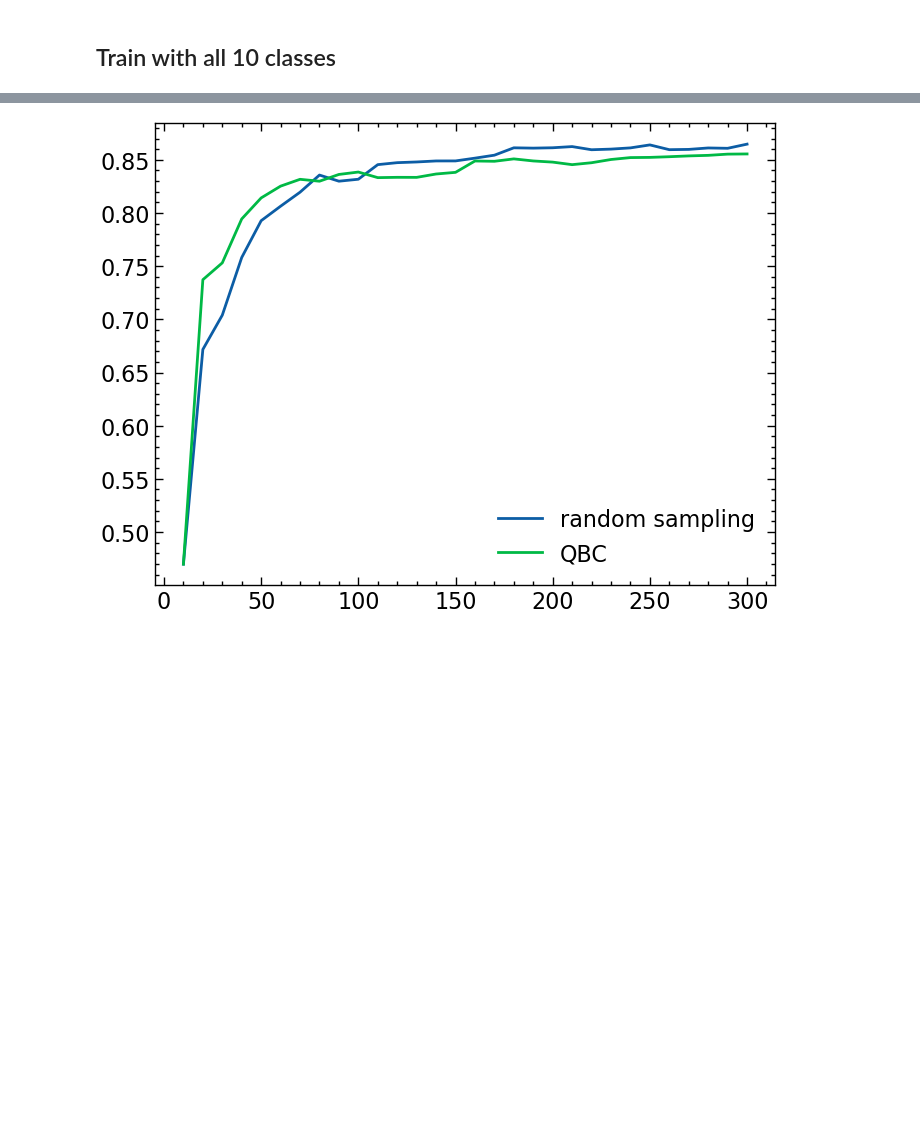
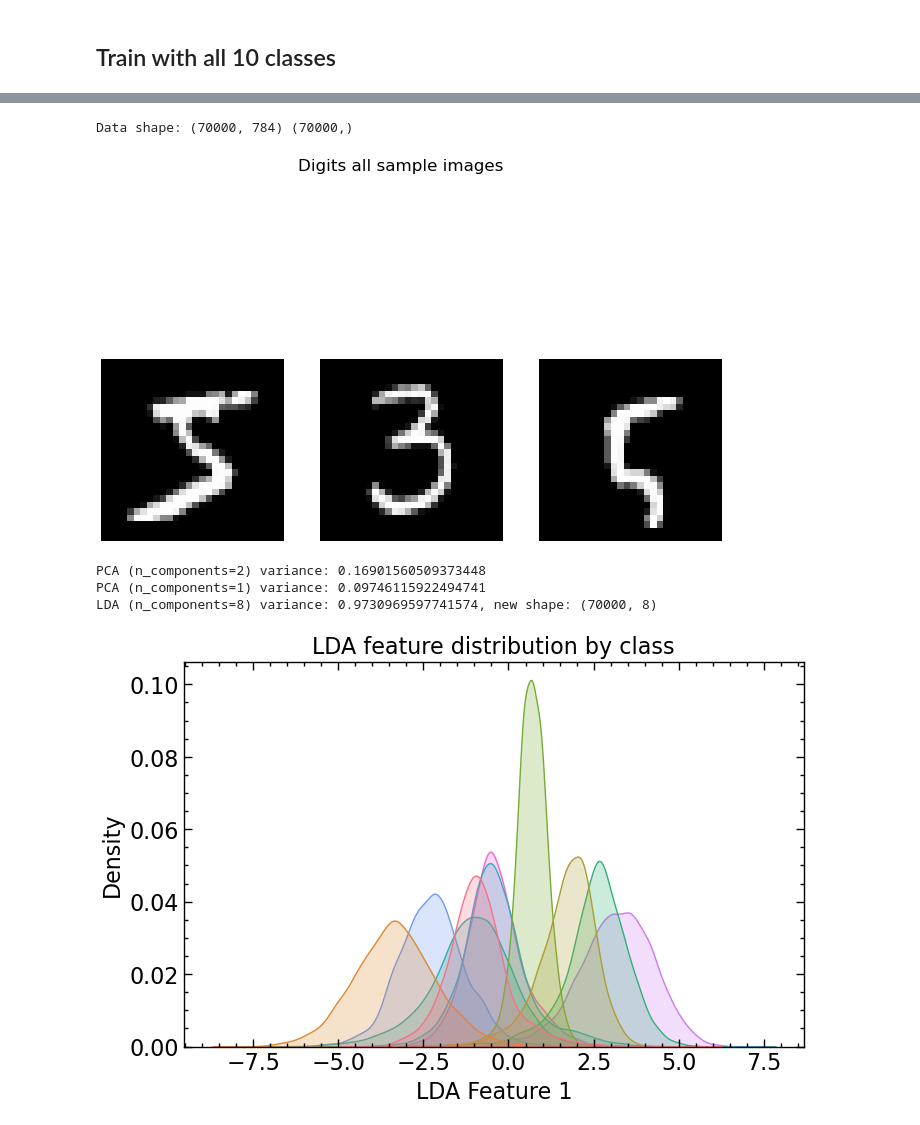
Before and after one commit to amapy-00/miniproject_2_02463, a Jupyter notebook: main.ipynb, the cells around one changed output, grey strips where cells are left out. Saved outputs shown, nothing was run; the diff lists cells and outputs as text; code cells hidden in the pictures; blank space fills up the shorter version.

```diff
--- a/main.ipynb
+++ b/main.ipynb
@@ -704,7 +69,11 @@ Model: LR, 300 samples (QBC)
-# %%
-#Plot learning curve
-plt.plot(*tuple(np.array(testacc).T));
-plt.plot(*tuple(np.array(testacc_qbc).T));
-plt.legend(('random sampling','QBC'));
-# %% [output]
-[figure, removed]
+# %%
+# Experiment 3: All digits; LDA with 8 components; different active learning parameters
+exp3_params = {'initial_samples': 10, 'added_samples': 10, 'num_iterations': 30}
+run_experiment("all", lda_dims=8, active_params=exp3_params, legend_labels=('Random sampling', 'QBC'))
+# %% [output]
+Data shape: (70000, 784) (70000,)
+[figure, added]
+PCA (n_components=2) variance: 0.16901560509373448
+PCA (n_components=1) variance: 0.09746115922494741
+LDA (n_components=8) variance: 0.9730969597741574, new shape: (70000, 8)
+[figure, added]
```
Also changed, not shown: parts of 42 cells of this notebook, 1 other file.
